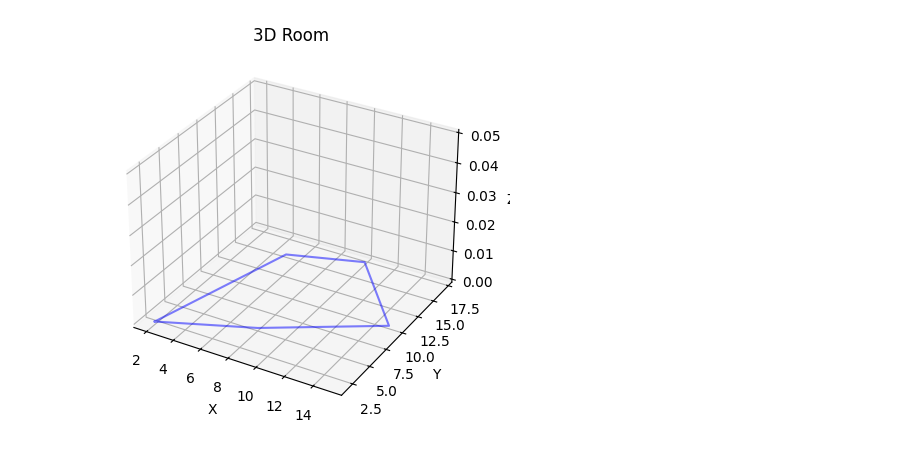
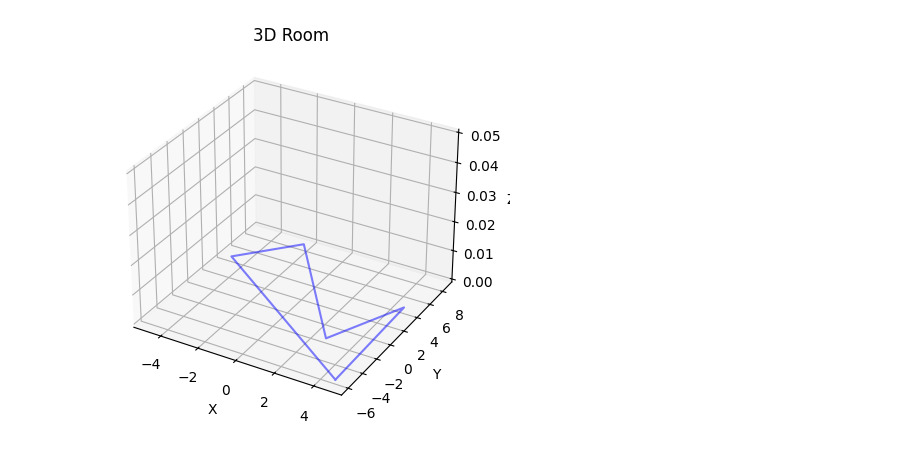
Before and after one commit to dorndorn54/python, a Jupyter notebook: drone_sim/test.ipynb, the cells around one changed output. Drawn from its saved outputs; the diff is of its cells as text; code cells hidden in the pictures.

```diff
--- a/drone_sim/test.ipynb
+++ b/drone_sim/test.ipynb
@@ -1,56 +1,51 @@
 # %%
 import random
+import matplotlib.pyplot as plt
+from mpl_toolkits.mplot3d import Axes3D  # Import 3D plotting module
 from shapely.geometry import Polygon
-import matplotlib.pyplot as plt
-
 
 class Room:
-    def __init__(self, width, length, height, shape_vertices):
-        """a room class for the drone to navigate in
+    def __init__(self, x_limit, y_limit, num_vertices):
+        self.x_limit = x_limit
+        self.y_limit = y_limit
+        self.num_vertices = num_vertices
+        self.shape = self.generate_shape()
 
-        Args:
-            width (int): the width of the room
-            length (int): the length of the room
-            shape_vertices (class): a polygon class that provides the shape of the random area
-        """
-        self.width = width
-        self.length = length
-        self.height = height
-        self.shape = Polygon(shape_vertices)
+    def generate_shape(self):
+        # Generate random vertices within the specified ranges
+        vertices = [(random.uniform(*self.x_limit), random.uniform(*self.y_limit)) for _ in range(self.num_vertices)]
 
-    def is_inside(self, x, y):
-        point = Point(x, y, 0)
-        return self.shape.contains(point)
+        return Polygon(vertices)
 
     def plot_room(self):
         # Create figure and axis for 3D plot
         fig = plt.figure()
         ax = fig.add_subplot(111, projection='3d')
 
         # Extract coordinates of the polygon vertices
         x, y = self.shape.exterior.xy
 
         # Fill the polygon in 3D
         ax.plot(x, y, zs=0, zdir='z', color='b', alpha=0.5)
 
+        # Set z-limit to show only positive values
+        ax.set_zlim(0, None)
+
         # Set plot labels and title
         ax.set_xlabel('X')
         ax.set_ylabel('Y')
         ax.set_zlabel('Z')
         ax.set_title('3D Room')
 
-        # set Z limit
-        ax.set_zlim(0, None)
-
         # Show plot
         plt.show()
 
-width = 20
-length = 20
-height = 20
-shape_vertices = [(2, 2), (8, 5), (15, 10), (10, 17), (5, 15)]  # Example shape vertices
+# Example usage
+x_limit = (-10, 10)  # X limits
+y_limit = (-10, 10)  # Y limits
+num_vertices = 5  # Number of vertices
 
-room = Room(width, length, height, shape_vertices)
+room = Room(x_limit, y_limit, num_vertices)
 room.plot_room()
 # %% [output]
-[figure, old version]
+[figure, new version]
```
Also changed, not shown: 1 other file.
